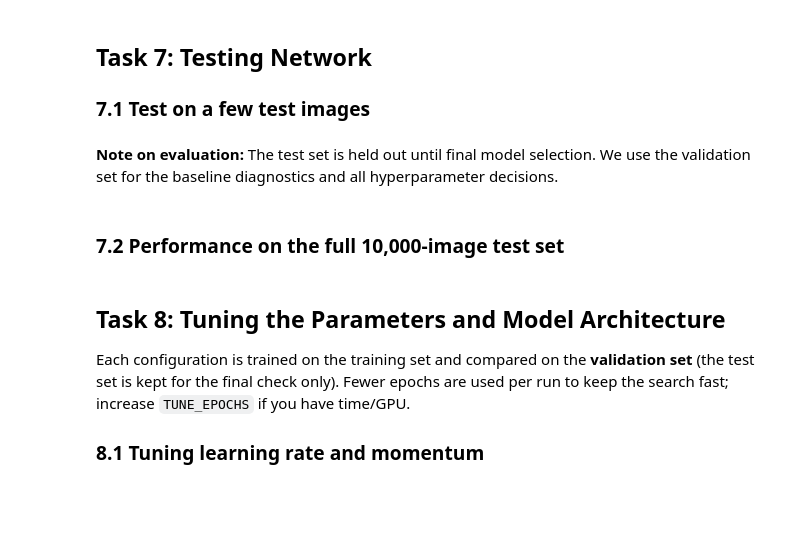
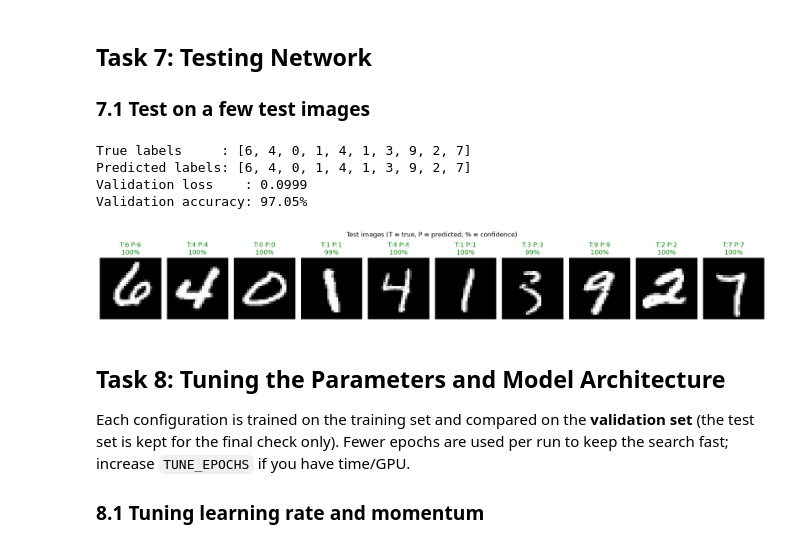
Before and after one commit to ReenaAloraini/DL_Assignment1, a Jupyter notebook: Assignment-1_DL.ipynb, the cells around one changed output. Cells and saved outputs as stored; diff of their text form; code cells hidden in the pictures; blank space fills up the shorter version.

```diff
--- a/Assignment-1_DL.ipynb
+++ b/Assignment-1_DL.ipynb
@@ -290,27 +343,34 @@ plt.tight_layout(); plt.show()
 # %%
 net.eval()
 test_images, test_labels = next(iter(DataLoader(test_set, batch_size=10, shuffle=True)))
 with torch.no_grad():
     outputs = net(test_images.to(device))
     probs = torch.softmax(outputs, dim=1)
     preds = probs.argmax(dim=1).cpu()
 
 print("True labels     :", test_labels.tolist())
 print("Predicted labels:", preds.tolist())
 
+val_loss, val_acc = evaluate(net, val_loader)
+print(f"Validation loss    : {val_loss:.4f}")
+print(f"Validation accuracy: {val_acc:.2f}%")
+
+
 fig, axes = plt.subplots(1, 10, figsize=(18, 2.8))
 for i, ax in enumerate(axes):
     ax.imshow(test_images[i].squeeze() * 0.3081 + 0.1307, cmap="gray")
     ok = preds[i] == test_labels[i]
     ax.set_title(f"T:{test_labels[i].item()} P:{preds[i].item()}\n{probs[i].max().item():.0%}",
                  color="green" if ok else "red")
     ax.axis("off")
 plt.suptitle("Test images (T = true, P = predicted, % = confidence)")
 plt.tight_layout(); plt.show()
+# %% [output]
+True labels     : [6, 4, 0, 1, 4, 1, 3, 9, 2, 7]
+Predicted labels: [6, 4, 0, 1, 4, 1, 3, 9, 2, 7]
+Validation loss    : 0.0999
+Validation accuracy: 97.05%
+[figure, added]
-# %% [markdown]
-**Note on evaluation:** The test set is held out until final model selection. We use the validation set for the baseline diagnostics and all hyperparameter decisions.
-# %% [markdown]
-### 7.2 Performance on the full 10,000-image test set
 # %% [markdown]
 ## Task 8: Tuning the Parameters and Model Architecture
 Each configuration is trained on the training set and compared on the **validation set**
```
Also changed, not shown: parts of 21 cells of this notebook.
